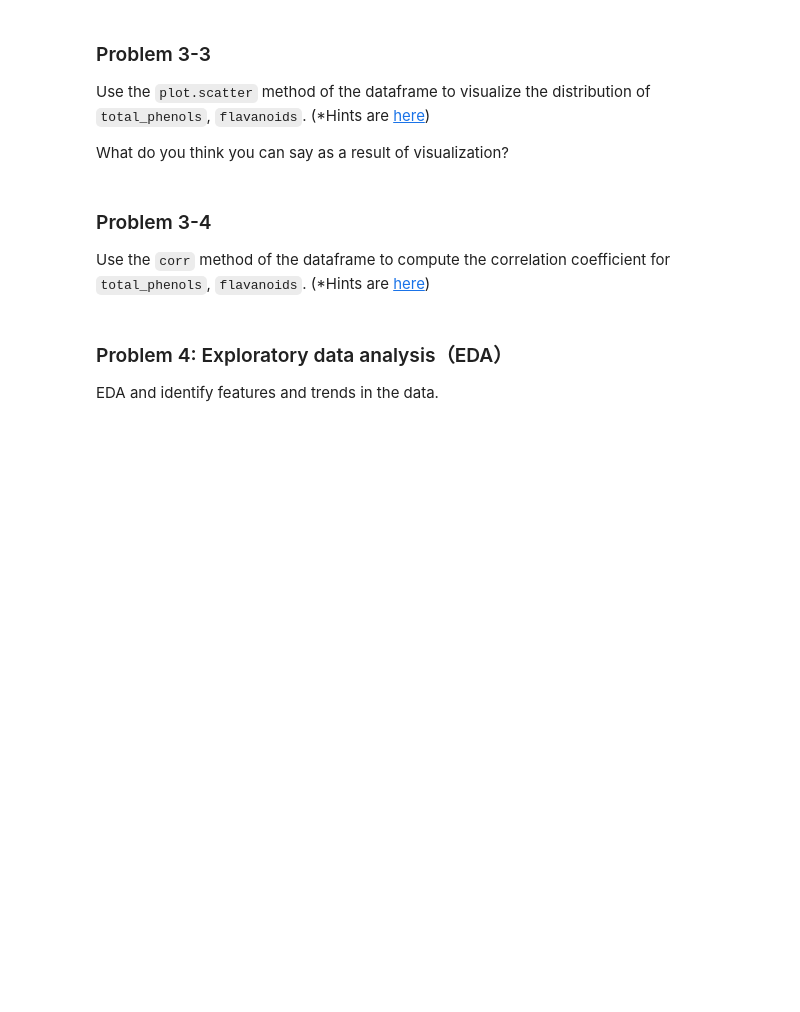
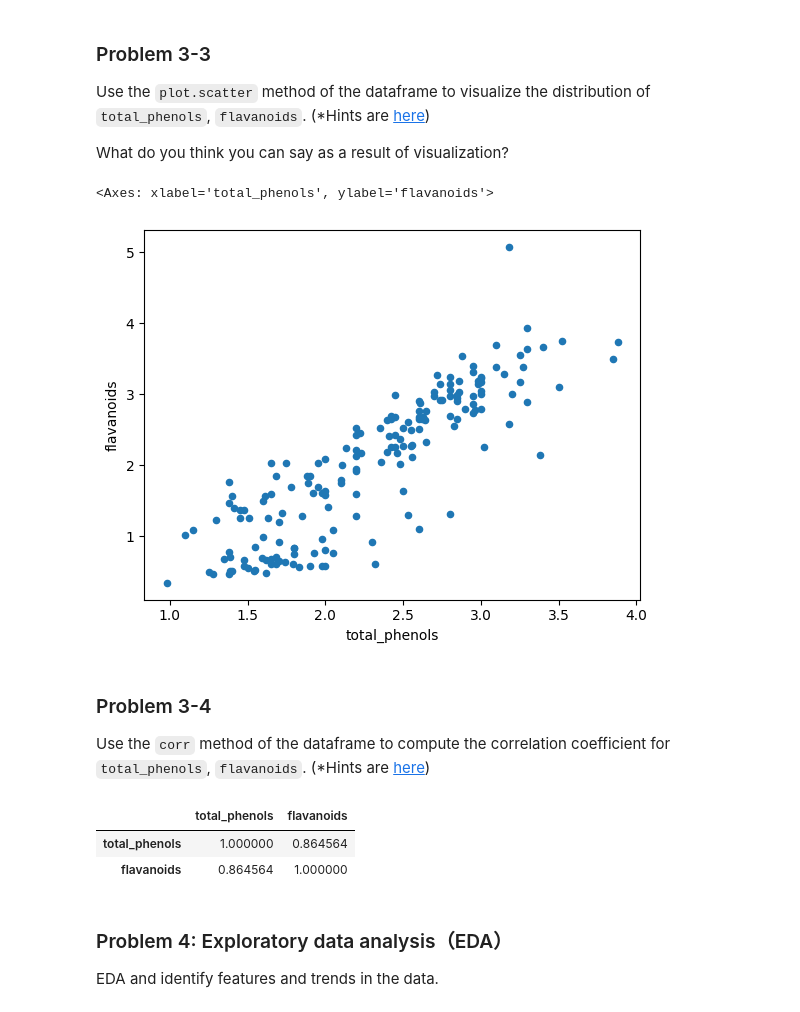
Before and after one commit to mercari-build/mercari-build-training, a Jupyter notebook: extra/extra-01-data-analysis-en.ipynb, the cells around one changed output. Saved outputs shown, nothing was run; the diff lists cells and outputs as text; code cells hidden in the pictures; blank space fills up the shorter version.

```diff
--- a/extra/extra-01-data-analysis-en.ipynb
+++ b/extra/extra-01-data-analysis-en.ipynb
@@ -184,6 +355,10 @@ Use the `plot.scatter` method of the dataframe to visualize the distribution of
 What do you think you can say as a result of visualization?
 # %%
 # ===== Please enter your answer code below. =====
+wine_df.plot.scatter(x='total_phenols', y='flavanoids')
+# %% [output]
+<Axes: xlabel='total_phenols', ylabel='flavanoids'>
+[figure, added]
 # %%
 # ===== Please enter your answer code below. =====
 print()
@@ -193,6 +368,11 @@ print()
 Use the `corr` method of the dataframe to compute the correlation coefficient for `total_phenols`, `flavanoids`. (*Hints are [here](https://pandas.pydata.org/docs/reference/api/pandas.DataFrame.corr.html))
 # %%
 # ===== Please enter your answer code below. =====
+wine_df[['total_phenols', 'flavanoids']].corr()
+# %% [output]
+|  | total_phenols | flavanoids |
+| total_phenols | 1.000000 | 0.864564 |
+| flavanoids | 0.864564 | 1.000000 |
 # %% [markdown]
 ### Problem 4: Exploratory data analysis（EDA）
 
```
Also changed, not shown: parts of 19 cells of this notebook.
